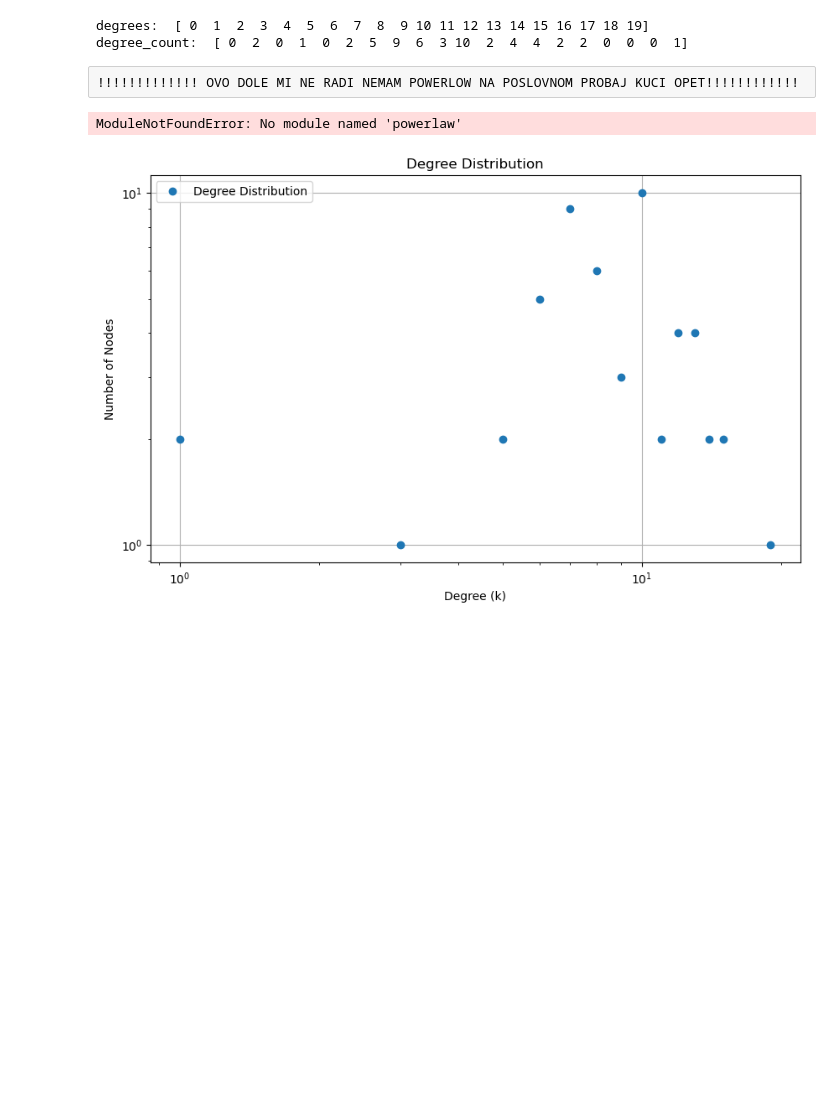
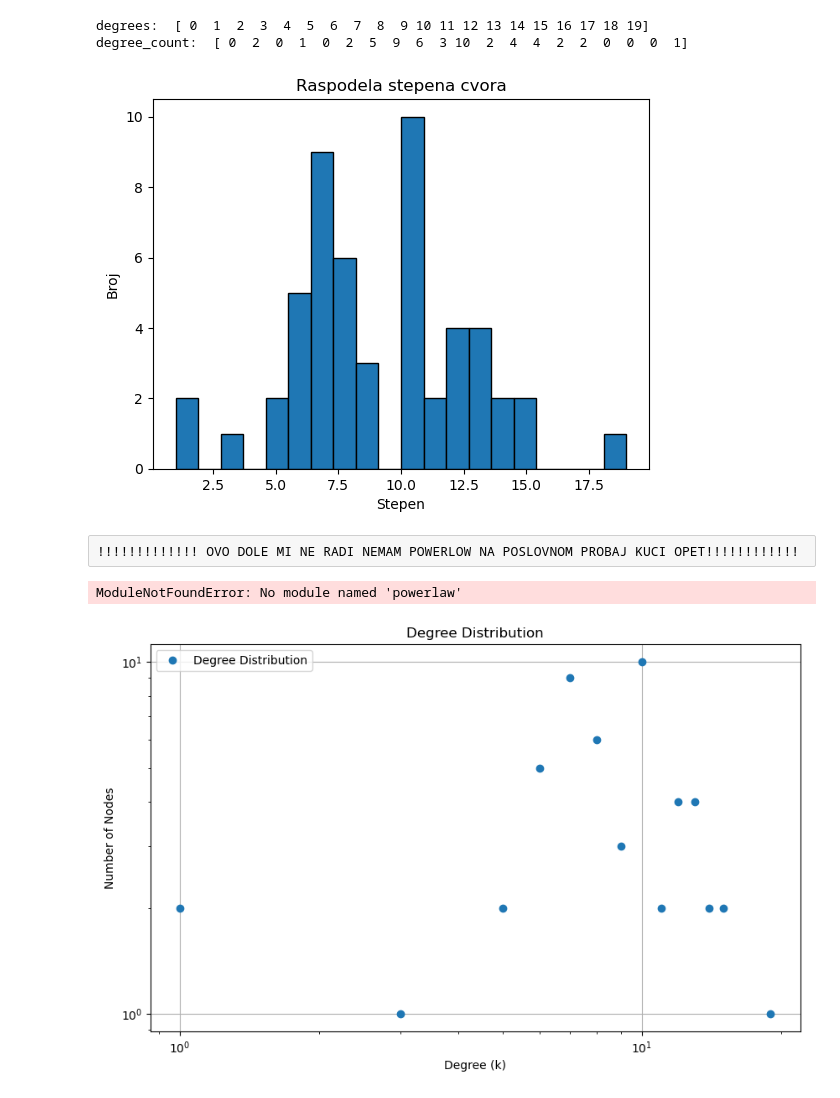
Before and after one commit to andrijanamikovic/Analiza-naucne-produkcije, a Jupyter notebook: creation_of_nm.ipynb, the cells around one changed output. Cells and saved outputs as stored; diff of their text form; code cells hidden in the pictures; blank space fills up the shorter version.

```diff
--- a/creation_of_nm.ipynb
+++ b/creation_of_nm.ipynb
@@ -289,6 +261,14 @@ print('degree_count: ', degree_count)
 # %% [output]
 degrees:  [ 0  1  2  3  4  5  6  7  8  9 10 11 12 13 14 15 16 17 18 19]
 degree_count:  [ 0  2  0  1  0  2  5  9  6  3 10  2  4  4  2  2  0  0  0  1]
+# %%
+plt.hist(degree_sequence, bins=20, edgecolor='black')
+plt.title('Raspodela stepena cvora')
+plt.xlabel('Stepen')
+plt.ylabel('Broj')
+plt.show()
+# %% [output]
+[figure, added]
 # %% [raw]
 !!!!!!!!!!!!! OVO DOLE MI NE RADI NEMAM POWERLOW NA POSLOVNOM PROBAJ KUCI OPET!!!!!!!!!!!!
 # %%
```
Also changed, not shown: parts of 12 cells of this notebook, 13 other files.
